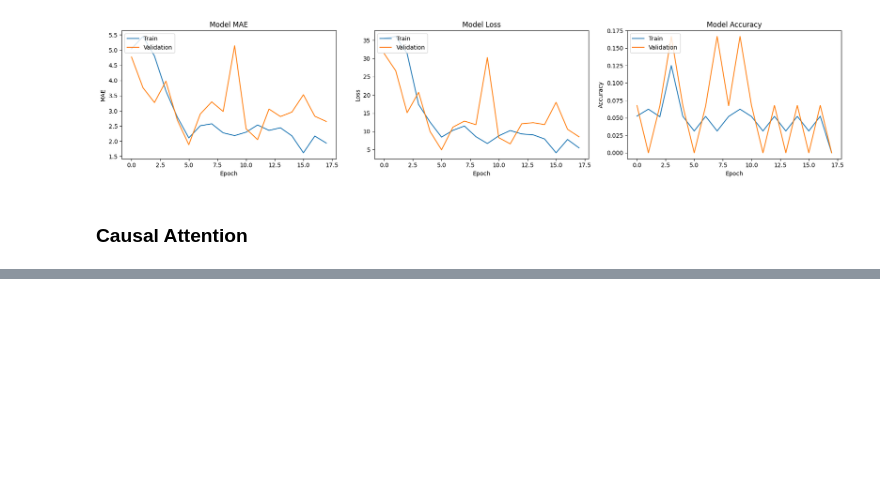
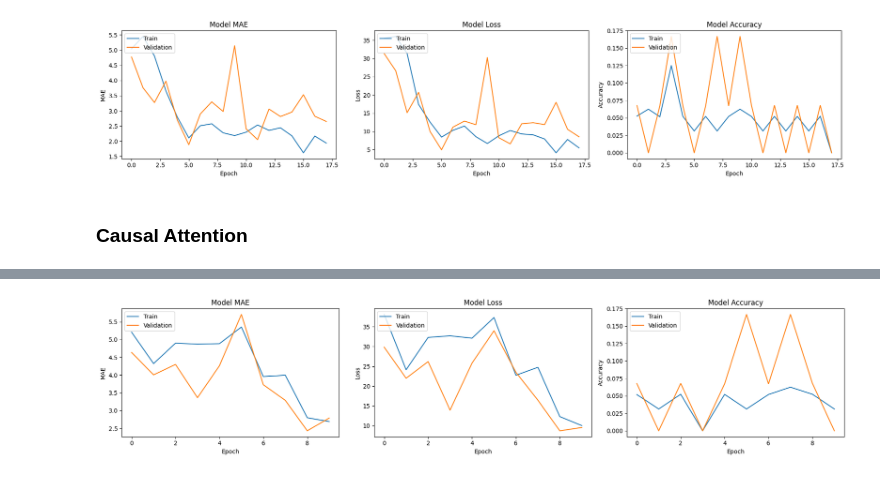
Before and after one commit to Armin-Abdollahi/Bone-Age-Estimation, a Jupyter notebook: Bone_Age_Attention_Mechanisms.ipynb, the cells around one changed output, grey strips where cells are left out. Cells and saved outputs as stored; diff of their text form; code cells hidden in the pictures; blank space fills up the shorter version.

```diff
--- a/Bone_Age_Attention_Mechanisms.ipynb
+++ b/Bone_Age_Attention_Mechanisms.ipynb
@@ -691,0 +792,19 @@ plt.show()
+# %%
+# Continue with the rest of the model
+x = Dense(512, activation='relu')(attention_output)
+x = Dropout(0.5)(x)
+output_layer = Dense(1, activation='linear')(x)
+
+model = Model(inputs=input_layer, outputs=output_layer)
+# %%
+# Compile and train the model
+model.compile(optimizer=Adam(), loss='mean_squared_error', metrics=['mae', 'accuracy'])
+# %%
+# Train the model
+history = model.fit(
+    train_generator,
+    steps_per_epoch=train_generator.samples // 32,
+    validation_data=validation_generator,
+    validation_steps=validation_generator.samples // 32,
+    epochs=10
+)
@@ -691,0 +833,34 @@ plt.show()
+# %%
+# Plot training & validation MAE values
+plt.figure(figsize=(18, 4))
+
+plt.subplot(1, 3, 1)
+plt.plot(history.history['mae'])
+plt.plot(history.history['val_mae'])
+plt.title('Model MAE')
+plt.ylabel('MAE')
+plt.xlabel('Epoch')
+plt.legend(['Train', 'Validation'], loc='upper left')
+
+# Plot training & validation loss values
+plt.subplot(1, 3, 2)
+plt.plot(history.history['loss'])
+plt.plot(history.history['val_loss'])
+plt.title('Model Loss')
+plt.ylabel('Loss')
+plt.xlabel('Epoch')
+plt.legend(['Train', 'Validation'], loc='upper left')
+
+# Plot training & validation accuracy values
+plt.subplot(1, 3, 3)
+plt.plot(history.history['accuracy'])
+plt.plot(history.history['val_accuracy'])
+plt.title('Model Accuracy')
+plt.ylabel('Accuracy')
+plt.xlabel('Epoch')
+plt.legend(['Train', 'Validation'], loc='upper left')
+
+plt.tight_layout()
+plt.show()
+# %% [output]
+[figure, added]
```
Also changed, not shown: parts of 13 cells of this notebook.
